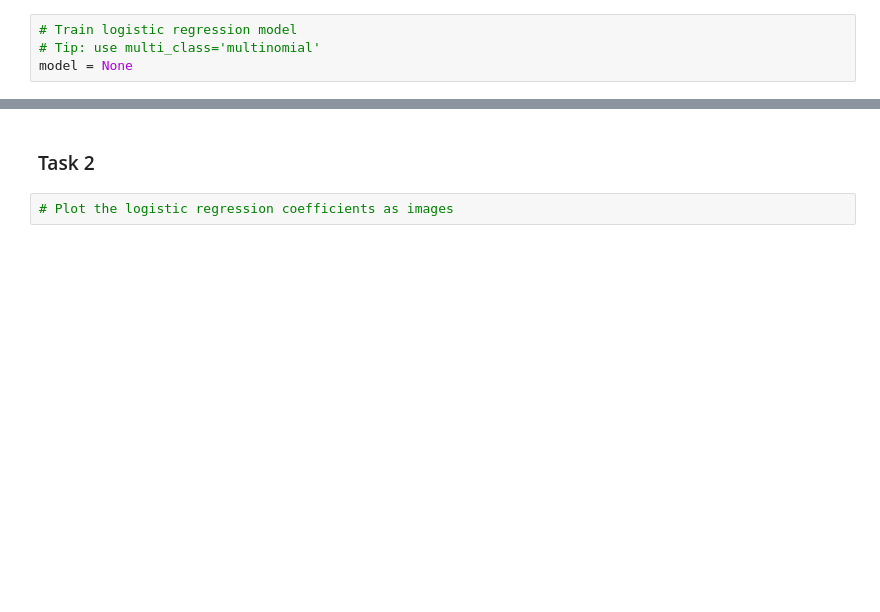
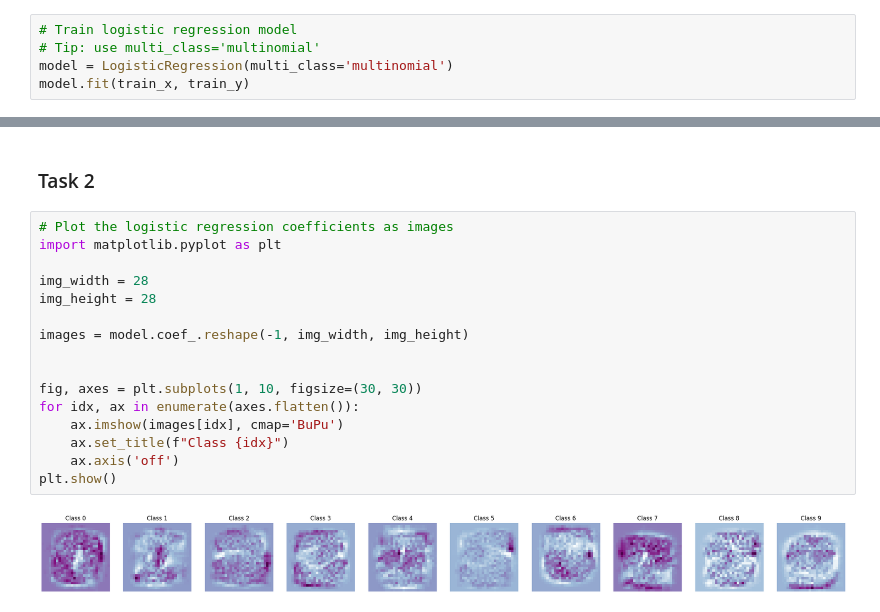
Before and after one commit to timpdotd/LabIAGI_1950722, a Jupyter notebook: Esercitazione_6/Exercise3_1950722.ipynb, the cells around one changed output, grey strips where cells are left out. Saved outputs shown, nothing was run; the diff lists cells and outputs as text; blank space fills up the shorter version.

```diff
--- a/Esercitazione_6/Exercise3_1950722.ipynb
+++ b/Esercitazione_6/Exercise3_1950722.ipynb
@@ -49,4 +49,5 @@ train_x, train_y = mnist.get_train_data()
 # %%
 # Train logistic regression model
 # Tip: use multi_class='multinomial'
-model = None
+model = LogisticRegression(multi_class='multinomial')
+model.fit(train_x, train_y)
@@ -86,4 +105,20 @@ plt.show()
 # %% [markdown]
 ### Task 2
-# %%
-# Plot the logistic regression coefficients as images
+# %%
+# Plot the logistic regression coefficients as images
+import matplotlib.pyplot as plt
+
+img_width = 28
+img_height = 28
+
+images = model.coef_.reshape(-1, img_width, img_height)
+
+
+fig, axes = plt.subplots(1, 10, figsize=(30, 30))
+for idx, ax in enumerate(axes.flatten()):
+    ax.imshow(images[idx], cmap='BuPu')
+    ax.set_title(f"Class {idx}")
+    ax.axis('off')
+plt.show()
+# %% [output]
+[figure, added]
```
Also changed, not shown: parts of 6 cells of this notebook.
